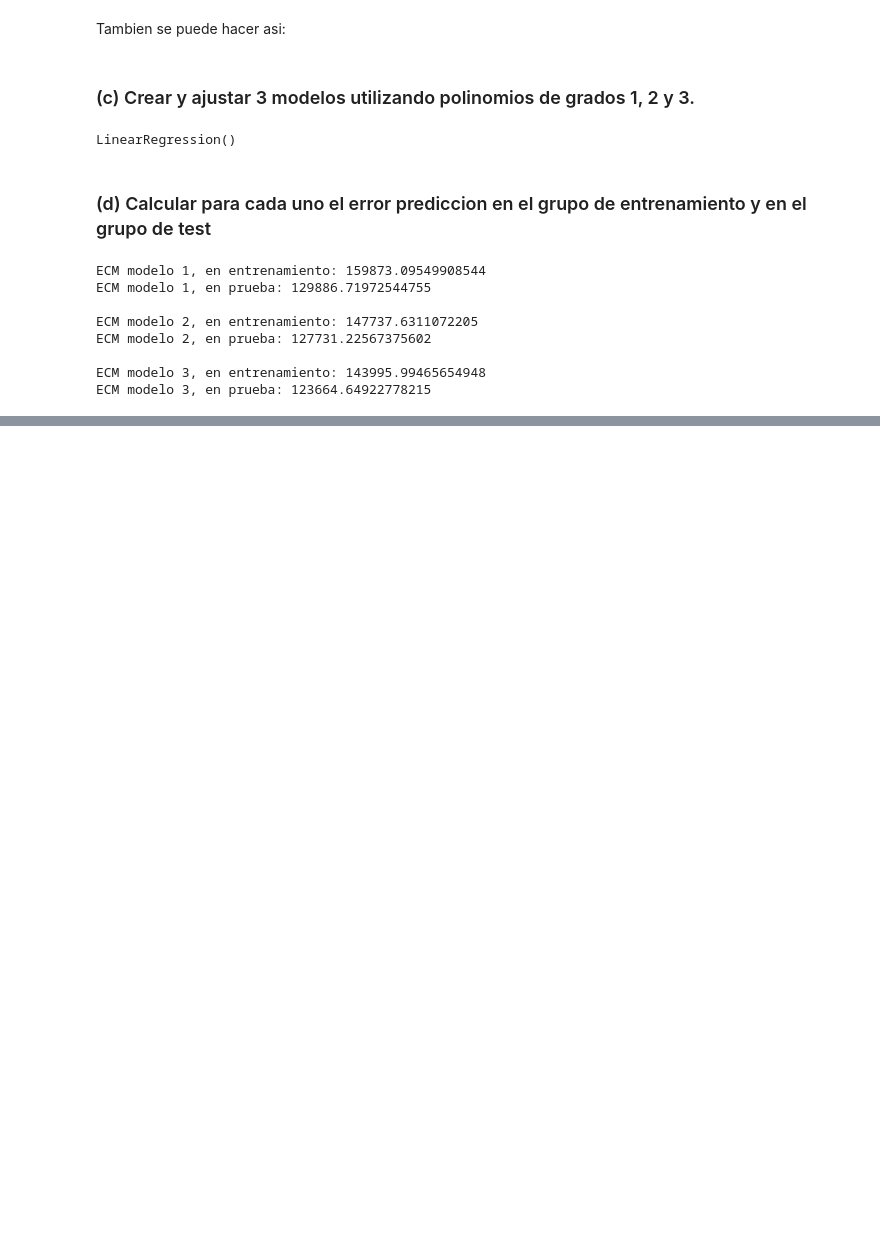
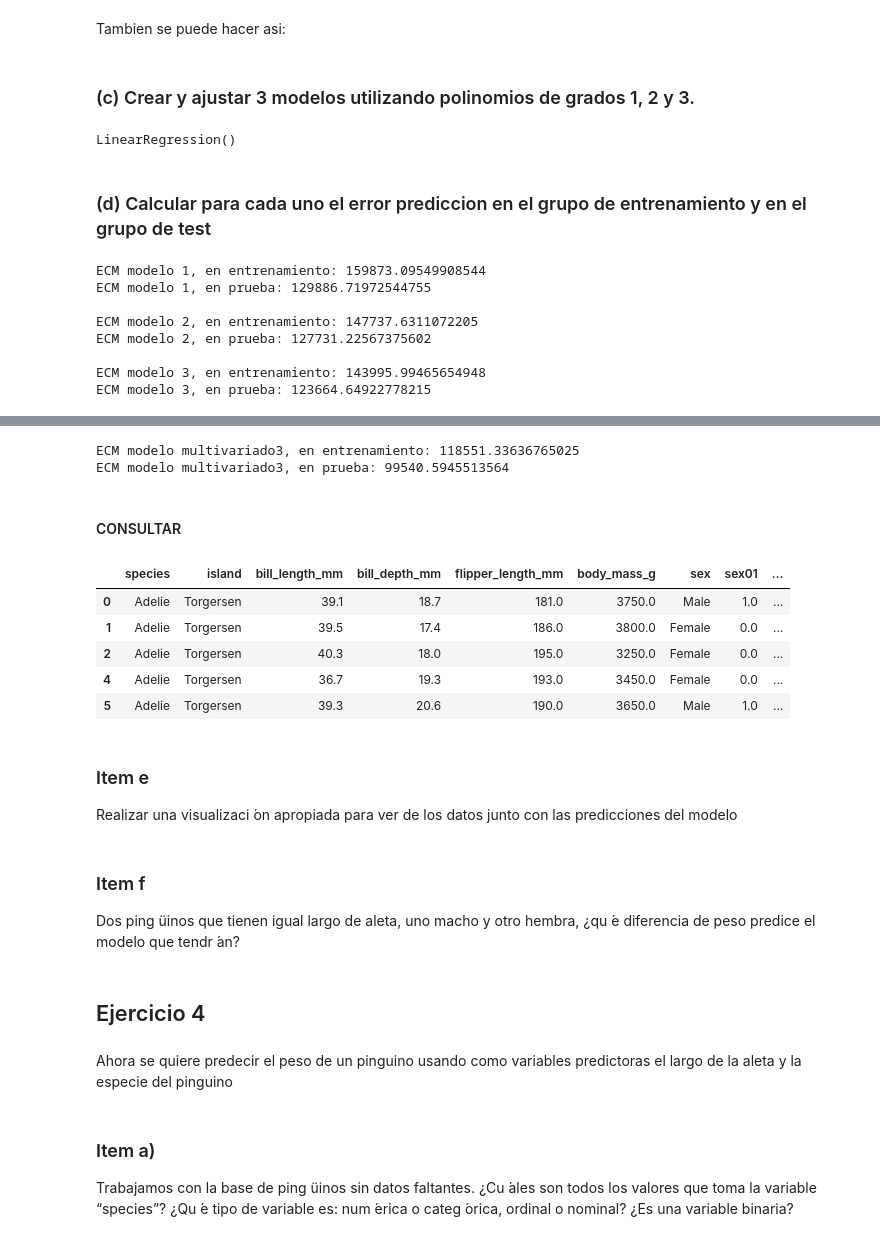
Before and after one commit to Gabrielnm7/Laboratorio-de-Datos1C24, a Jupyter notebook: Practicas/practica5.ipynb, the cells around one changed output, grey strips where cells are left out. Saved outputs shown, nothing was run; the diff lists cells and outputs as text; code cells hidden in the pictures; blank space fills up the shorter version.

```diff
--- a/Practicas/practica5.ipynb
+++ b/Practicas/practica5.ipynb
@@ -125,0 +251,8 @@ ECM modelo 3, en prueba: 123664.64922778215
+# %%
+# Cargo el dataset de 0
+penguins = sns.load_dataset("penguins")
+penguins.dropna(inplace=True)
+encoder = OrdinalEncoder ()
+sex01 = encoder.fit_transform(penguins[["sex"]])
+penguins["sex01"] = sex01
+penguins.head()
@@ -125,0 +266,50 @@ ECM modelo 3, en prueba: 123664.64922778215
+# %%
+modelo_multivariado3 = linear_model.LinearRegression()
+X = penguins[["bill_length_mm", "bill_depth_mm", "flipper_length_mm", "sex01"]]
+y = penguins["body_mass_g"]
+X_train, X_test, y_train, y_test = train_test_split(X, y, test_size=0.2, random_state=42)
+
+modelo_multivariado3.fit(X_train, y_train)
+
+print(f"ECM modelo multivariado3, en entrenamiento: {mean_squared_error(y_train, modelo_multivariado3.predict(X_train))}")
+print(f"ECM modelo multivariado3, en prueba: {mean_squared_error(y_test, modelo_multivariado3.predict(X_test))}")
+# %% [output]
+ECM modelo multivariado3, en entrenamiento: 118551.33636765025
+ECM modelo multivariado3, en prueba: 99540.5945513564
+# %% [markdown]
+#### CONSULTAR
+# %%
+# Hay 3 variables categoricas, las transformo a numericas
+sex01 = encoder.fit_transform(penguins[["sex"]])
+penguins["sex01"] = sex01
+
+# species01 = encoder.fit_transform(penguins[["species"]])
+# penguins["species01"] = species01
+
+# island01 = encoder.fit_transform(penguins[["island"]])
+# penguins["island01"] = island01
+
+penguins.head()
+# %% [output]
+|  | species | island | bill_length_mm | bill_depth_mm | flipper_length_mm | body_mass_g | sex | sex01 | ... |
+| 0 | Adelie | Torgersen | 39.1 | 18.7 | 181.0 | 3750.0 | Male | 1.0 | ... |
+| 1 | Adelie | Torgersen | 39.5 | 17.4 | 186.0 | 3800.0 | Female | 0.0 | ... |
+| 2 | Adelie | Torgersen | 40.3 | 18.0 | 195.0 | 3250.0 | Female | 0.0 | ... |
+| 4 | Adelie | Torgersen | 36.7 | 19.3 | 193.0 | 3450.0 | Female | 0.0 | ... |
+| 5 | Adelie | Torgersen | 39.3 | 20.6 | 190.0 | 3650.0 | Male | 1.0 | ... |
+# %% [markdown]
+### Item e
+Realizar una visualizaci ́on apropiada para ver de los datos junto con las predicciones del
+modelo
+# %% [markdown]
+### Item f
+Dos ping ̈uinos que tienen igual largo de aleta, uno macho y otro hembra, ¿qu ́e diferencia
+de peso predice el modelo que tendr ́an?
+# %% [markdown]
+## Ejercicio 4
+# %% [markdown]
+Ahora se quiere predecir el peso de un pinguino usando como variables predictoras el largo de
+la aleta y la especie del pinguino
+# %% [markdown]
+### Item a)
+Trabajamos con la base de ping ̈uinos sin datos faltantes. ¿Cu ́ales son todos los valores que toma la variable “species”? ¿Qu ́e tipo de variable es: num ́erica o categ ́orica, ordinal o nominal? ¿Es una variable binaria?
```
Also changed, not shown: parts of 25 cells of this notebook.
